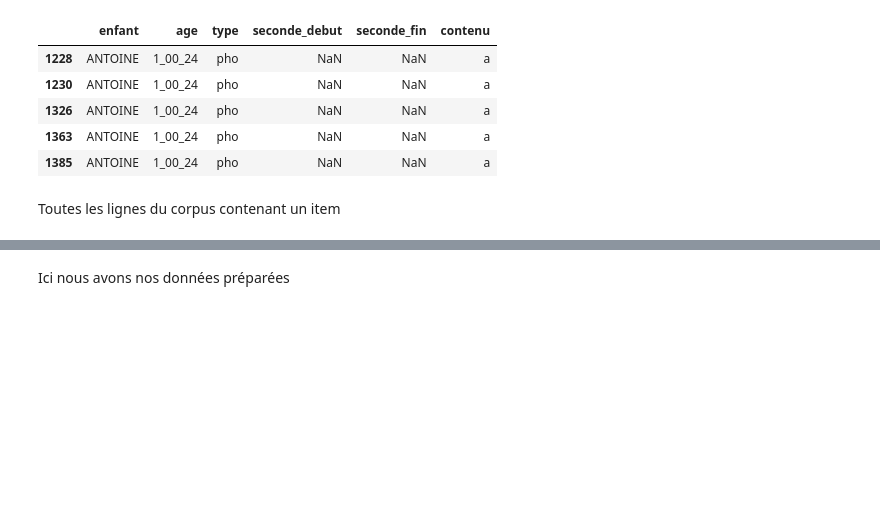
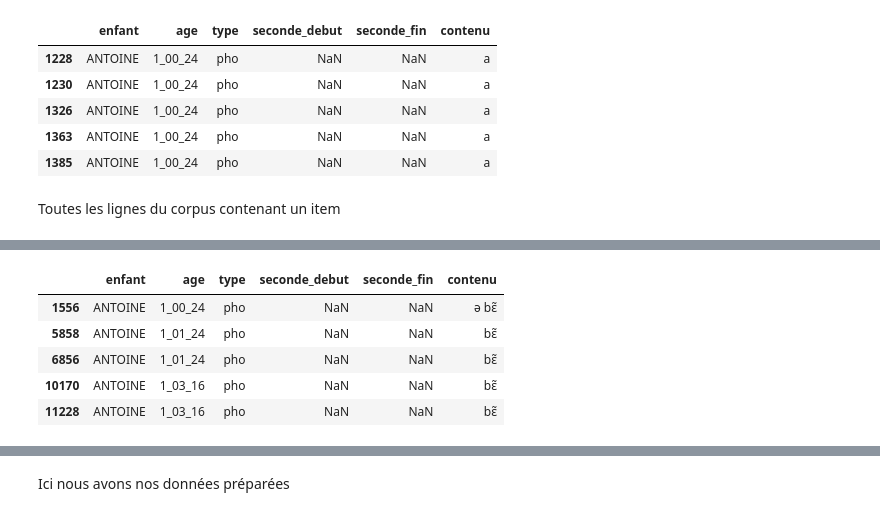
Before and after one commit to Marine27/TER, a Jupyter notebook: PatternMining/pattern_mining_antoine.ipynb, the cells around one changed output, grey strips where cells are left out. Cells and saved outputs as stored; diff of their text form; code cells hidden in the pictures; blank space fills up the shorter version.

```diff
--- a/PatternMining/pattern_mining_antoine.ipynb
+++ b/PatternMining/pattern_mining_antoine.ipynb
@@ -73,17 +75,16 @@ pho_antoine = pho_antoine.dropna(subset=['type', 'contenu'])
 # %% [markdown]
 Toutes les lignes du corpus contenant un item
 # %%
-list = []
-item = 'bɛ̃'
-#item = '̃'
-#item = ''
-f=0
-for i in pho_antoine['contenu']:
-
-    if item in i:
-        #print(i+str(f))
-        list.append(pho_antoine.iloc[f])
-
-    f+=1
-df = pd.DataFrame(list)
-df
+def df_item_in_rows(item, df):
+    '''
+        param  : item (str)
+                 df (pd.DataFrame)
+        return : Un pd.DataFrame contenant les lignes du corpus qui contiennent un item
+    '''
+    list = []
+    f=0
+    for i in df['contenu']:            # On parcour la colonne contenu
+        if item in i:                  # Pour chaque ligne de 'contenu'
+            list.append(df.iloc[f])
+        f+=1
+    return pd.DataFrame(list)
@@ -109,2 +91,11 @@ df
+# %%
+df_item_in_rows('bɛ̃', pho_antoine).head()
+# %% [output]
+|  | enfant | age | type | seconde_debut | seconde_fin | contenu |
+| 1556 | ANTOINE | 1_00_24 | pho | NaN | NaN | ə bɛ̃ |
+| 5858 | ANTOINE | 1_01_24 | pho | NaN | NaN | bɛ̃ |
+| 6856 | ANTOINE | 1_01_24 | pho | NaN | NaN | bɛ̃ |
+| 10170 | ANTOINE | 1_03_16 | pho | NaN | NaN | bɛ̃ |
+| 11228 | ANTOINE | 1_03_16 | pho | NaN | NaN | bɛ̃ |
 # %%
 # Suppression des valeurs nan
```
Also changed, not shown: parts of 62 cells of this notebook.
